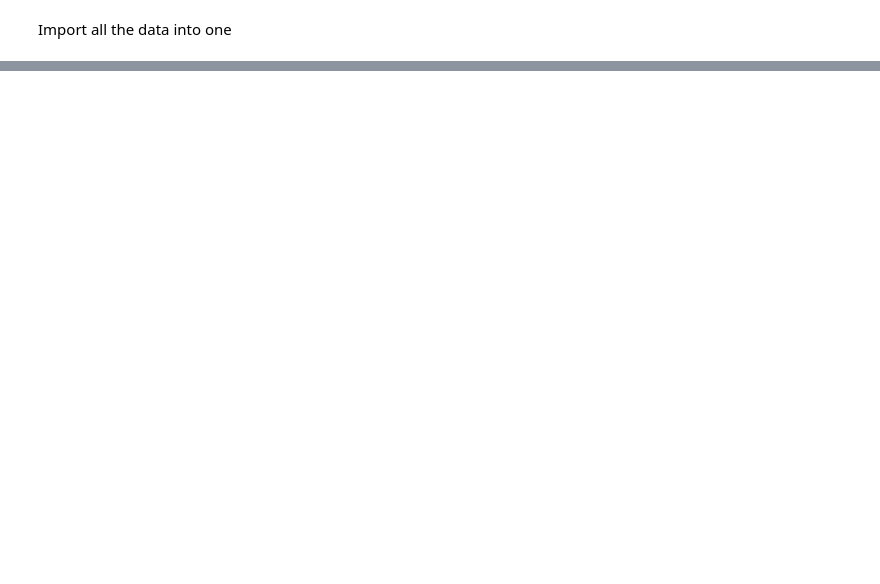
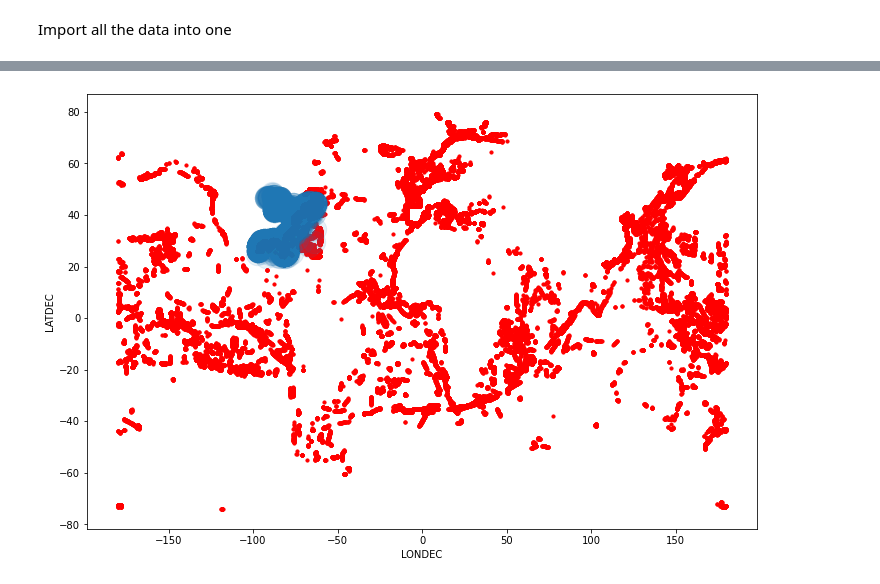
Before and after one commit to WillySwain/Fishwrecks, a Jupyter notebook: vessels_cleaning.ipynb, the cells around one changed output, grey strips where cells are left out. Saved outputs shown, nothing was run; the diff lists cells and outputs as text; code cells hidden in the pictures; blank space fills up the shorter version.

```diff
--- a/vessels_cleaning.ipynb
+++ b/vessels_cleaning.ipynb
@@ -28,0 +40,10 @@ vessels_df.shape
+# %%
+
+
+dirty = pd.read_excel("AWOIS_Wrecks.xlsx")
+dirty = dirty.loc[dirty["LATDEC"]>23.5]
+dirty = dirty.loc[dirty["LATDEC"]<50]
+dirty = dirty.loc[dirty["LONDEC"]<-60]
+dirty = dirty.loc[dirty["LONDEC"]>-100]
+
+display(dirty)
@@ -28,0 +64,5 @@ vessels_df.shape
+# %%
+axes = vessels_df.plot.scatter(x='cell_ll_lon',y='cell_ll_lat',vmin=0,vmax=6,s=10,color="red",figsize=(12,8), alpha=1,sharex=False)
+axes= dirty.plot.scatter(x='LONDEC',y='LATDEC',vmin=0,vmax=6,s=500,figsize=(12,8), alpha=0.1,sharex=False,ax=axes)
+# %% [output]
+[figure, added]
```
Also changed, not shown: parts of 2 cells of this notebook.
